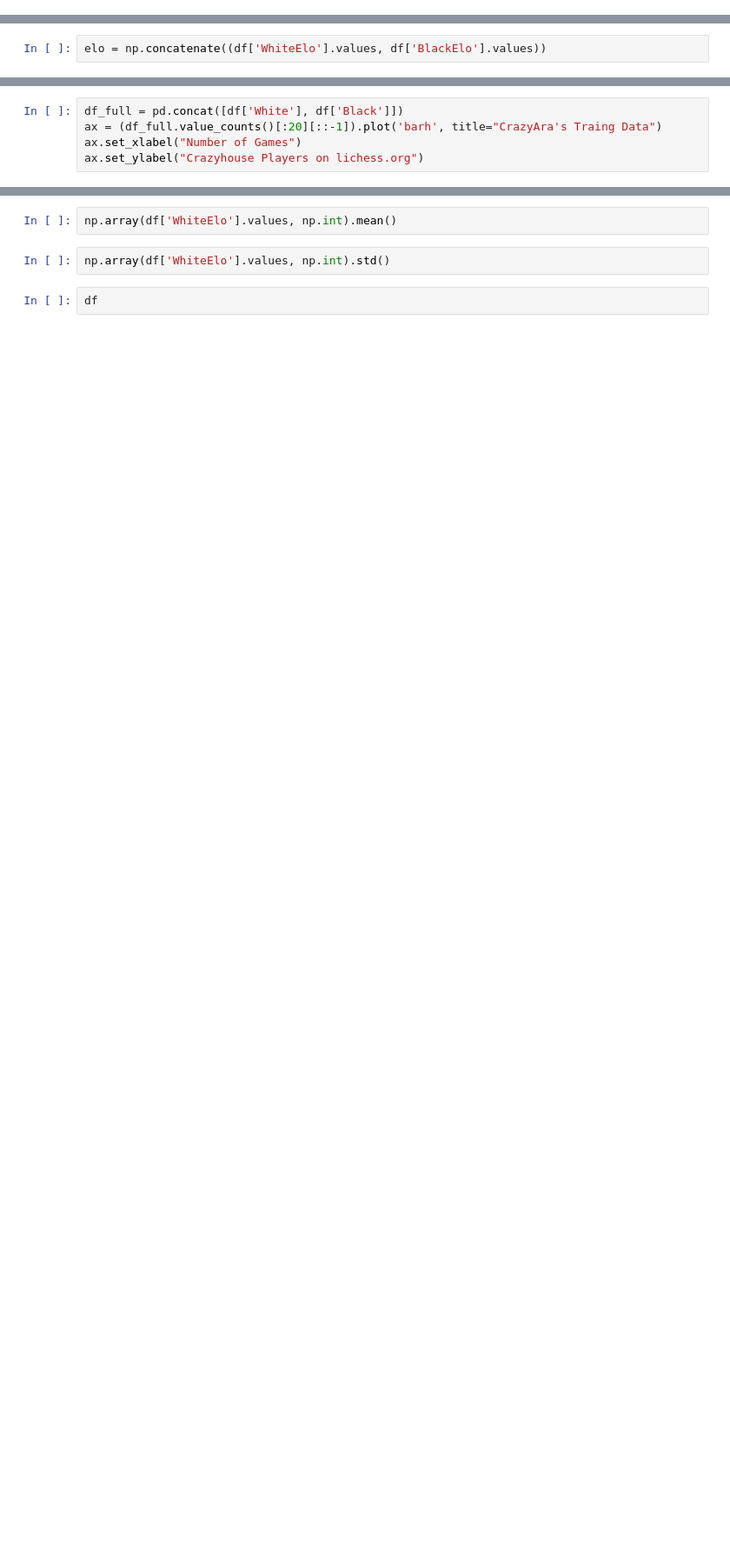
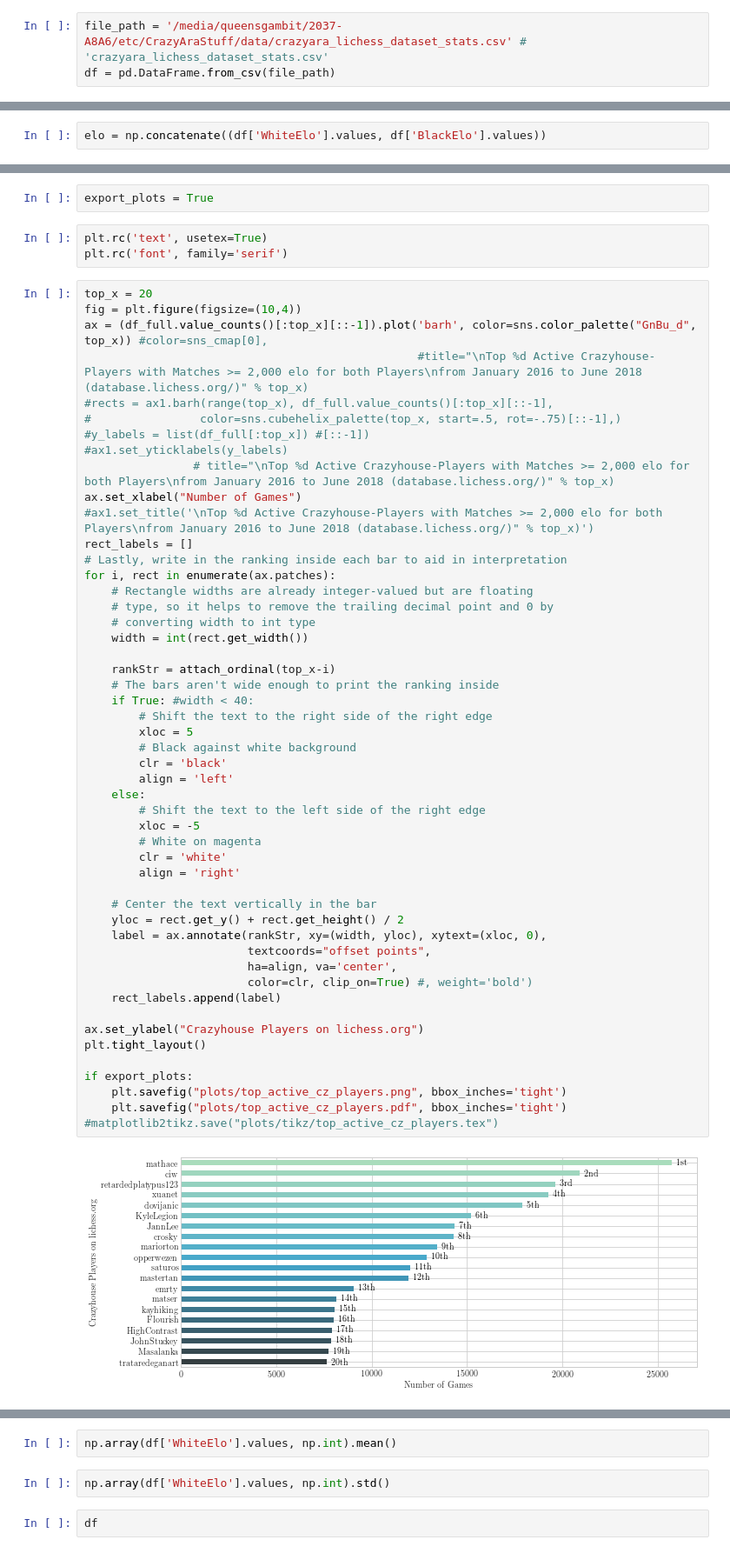
Before and after one commit to QueensGambit/CrazyAra, a Jupyter notebook: DeepCrazyhouse/src/preprocessing/analyze_train_data.ipynb, the cells around one changed output, grey strips where cells are left out. Shown at 87% size. Cells and saved outputs as stored; diff of their text form; blank space fills up the shorter version.

```diff
--- a/DeepCrazyhouse/src/preprocessing/analyze_train_data.ipynb
+++ b/DeepCrazyhouse/src/preprocessing/analyze_train_data.ipynb
@@ -111,3 +115,6 @@ df = pd.DataFrame.from_csv('data/crazyara_lichess_dataset_stats.csv')
+# %%
+file_path = '/media/queensgambit/2037-A8A6/etc/CrazyAraStuff/data/crazyara_lichess_dataset_stats.csv' # 'crazyara_lichess_dataset_stats.csv'
+df = pd.DataFrame.from_csv(file_path)
 # %%
 df_full = pd.concat([df['White'], df['Black']])
 # %%
@@ -168,5 +276,0 @@ plt.savefig("plots/crazyara_training_data.pdf", bbox_inches='tight')
-# %%
-df_full = pd.concat([df['White'], df['Black']])
-ax = (df_full.value_counts()[:20][::-1]).plot('barh', title="CrazyAra's Traing Data")
-ax.set_xlabel("Number of Games")
-ax.set_ylabel("Crazyhouse Players on lichess.org")
@@ -172,0 +279,57 @@ ax.set_ylabel("Crazyhouse Players on lichess.org")
+# %%
+export_plots = True
+# %%
+plt.rc('text', usetex=True)
+plt.rc('font', family='serif')
+# %%
+top_x = 20
+fig = plt.figure(figsize=(10,4))
+ax = (df_full.value_counts()[:top_x][::-1]).plot('barh', color=sns.color_palette("GnBu_d", top_x)) #color=sns_cmap[0],
+                                                 #title="\nTop %d Active Crazyhouse-Players with Matches >= 2,000 elo for both Players\nfrom January 2016 to June 2018 (database.lichess.org/)" % top_x)
+#rects = ax1.barh(range(top_x), df_full.value_counts()[:top_x][::-1],
+#                color=sns.cubehelix_palette(top_x, start=.5, rot=-.75)[::-1],)
+#y_labels = list(df_full[:top_x]) #[::-1])
+#ax1.set_yticklabels(y_labels)
+                # title="\nTop %d Active Crazyhouse-Players with Matches >= 2,000 elo for both Players\nfrom January 2016 to June 2018 (database.lichess.org/)" % top_x)
+ax.set_xlabel("Number of Games")
+#ax1.set_title('\nTop %d Active Crazyhouse-Players with Matches >= 2,000 elo for both Players\nfrom January 2016 to June 2018 (database.lichess.org/)" % top_x)')
+rect_labels = []
+# Lastly, write in the ranking inside each bar to aid in interpretation
+for i, rect in enumerate(ax.patches):
+    # Rectangle widths are already integer-valued but are floating
+    # type, so it helps to remove the trailing decimal point and 0 by
+    # converting width to int type
+    width = int(rect.get_width())
+
+    rankStr = attach_ordinal(top_x-i)
+    # The bars aren't wide enough to print the ranking inside
+    if True: #width < 40:
+        # Shift the text to the right side of the right edge
+        xloc = 5
+        # Black against white background
+        clr = 'black'
+        align = 'left'
+    else:
+        # Shift the text to the left side of the right edge
+        xloc = -5
+        # White on magenta
+        clr = 'white'
+        align = 'right'
+
+    # Center the text vertically in the bar
+    yloc = rect.get_y() + rect.get_height() / 2
+    label = ax.annotate(rankStr, xy=(width, yloc), xytext=(xloc, 0),
+                        textcoords="offset points",
+                        ha=align, va='center',
+                        color=clr, clip_on=True) #, weight='bold')
+    rect_labels.append(label)
+
+ax.set_ylabel("Crazyhouse Players on lichess.org")
+plt.tight_layout()
+
+if export_plots:
+    plt.savefig("plots/top_active_cz_players.png", bbox_inches='tight')
+    plt.savefig("plots/top_active_cz_players.pdf", bbox_inches='tight')
+#matplotlib2tikz.save("plots/tikz/top_active_cz_players.tex")
+# %% [output]
+[figure, added]
```
Also changed, not shown: parts of 27 cells of this notebook, 7 other files.
